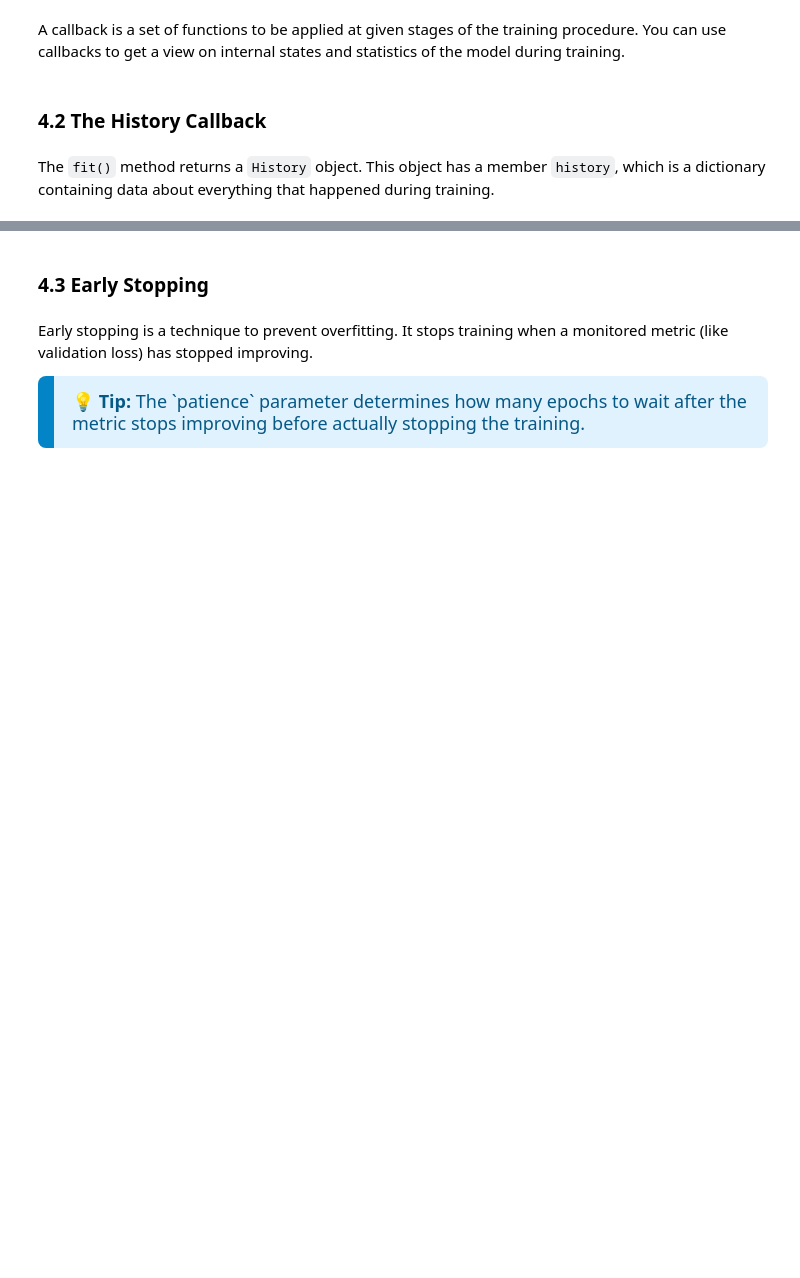
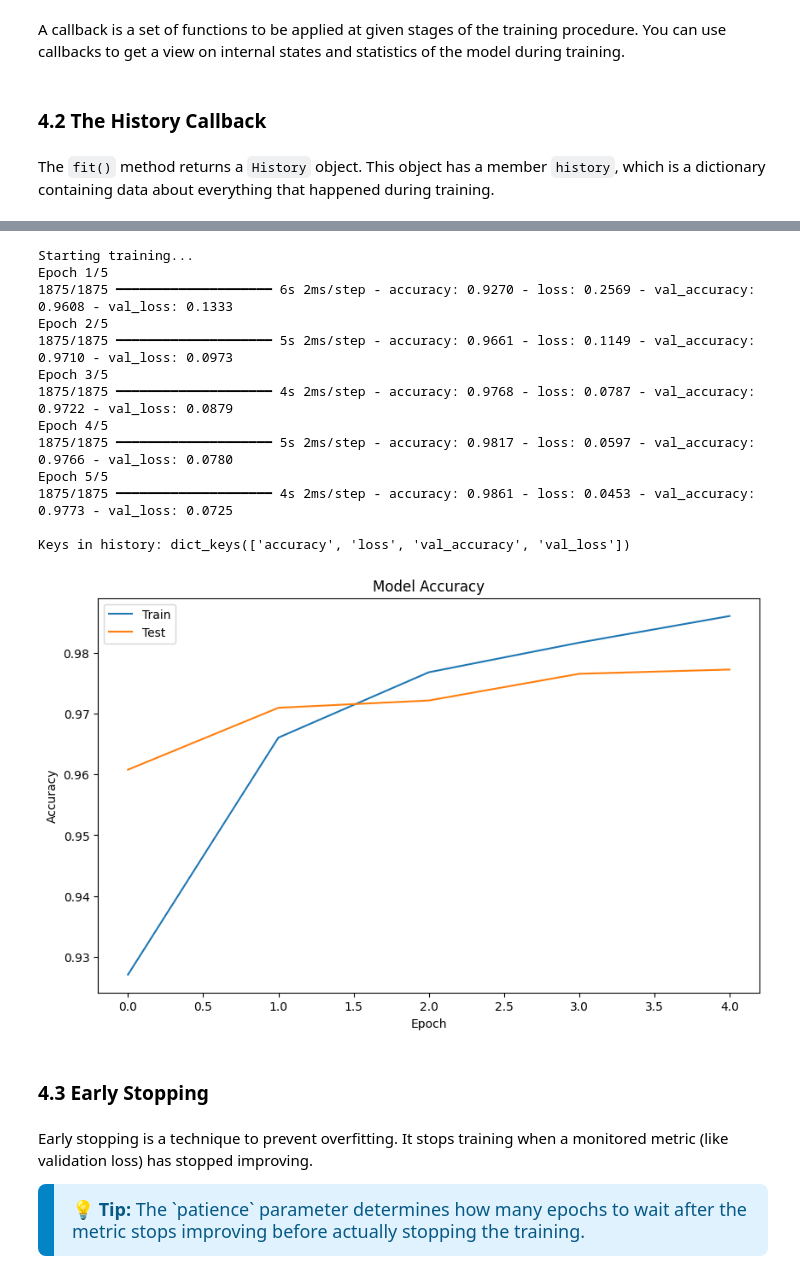
Before and after one commit to mohd-faizy/applied-deep-learning-keras, a Jupyter notebook: 02_Classification_keras.ipynb, the cells around one changed output, grey strips where cells are left out. Saved outputs shown, nothing was run; the diff lists cells and outputs as text; code cells hidden in the pictures; blank space fills up the shorter version.

```diff
--- a/02_Classification_keras.ipynb
+++ b/02_Classification_keras.ipynb
@@ -871,0 +851,53 @@ plt.show()
+# %%
+import tensorflow as tf
+import matplotlib.pyplot as plt
+
+# 1. PREPARE DATA
+# Loading a sample dataset (MNIST)
+(X_train, y_train), (X_test, y_test) = tf.keras.datasets.mnist.load_data()
+
+# Normalize pixel values to be between 0 and 1
+X_train, X_test = X_train / 255.0, X_test / 255.0
+
+# 2. BUILD MODEL
+# A simple neural network
+model = tf.keras.models.Sequential([
+    tf.keras.layers.Flatten(input_shape=(28, 28)),
+    tf.keras.layers.Dense(128, activation='relu'),
+    tf.keras.layers.Dense(10, activation='softmax')
+])
+
+# Compile the model
+model.compile(optimizer='adam',
+              loss='sparse_categorical_crossentropy',
+              metrics=['accuracy'])
+
+# 3. TRAIN AND SAVE HISTORY
+# We assign the result of model.fit to a variable named 'history'.
+# We MUST provide validation_data to get 'val_loss' and 'val_accuracy'.
+print("Starting training...")
+history = model.fit(X_train, y_train,
+                    epochs=5,
+                    validation_data=(X_test, y_test))
+
+# 4. INSPECT THE DICTIONARY
+# This prints the keys available, matching your second slide
+print("\nKeys in history:", history.history.keys())
+
+# 5. PLOT THE RESULTS (Matching your third slide)
+plt.figure(figsize=(10, 6))
+
+# Plot training accuracy
+plt.plot(history.history['accuracy'])
+# Plot validation accuracy
+plt.plot(history.history['val_accuracy'])
+
+# Make it pretty
+plt.title('Model Accuracy')
+plt.ylabel('Accuracy')
+plt.xlabel('Epoch')
+plt.legend(['Train', 'Test'], loc='upper left')
+
+# Show the plot
+plt.show()
+# %% [output]
@@ -872,3 +906,17 @@ plt.show()
+Starting training...
+Epoch 1/5
+1875/1875 ━━━━━━━━━━━━━━━━━━━━ 6s 2ms/step - accuracy: 0.9270 - loss: 0.2569 - val_accuracy: 0.9608 - val_loss: 0.1333
+Epoch 2/5
+1875/1875 ━━━━━━━━━━━━━━━━━━━━ 5s 2ms/step - accuracy: 0.9661 - loss: 0.1149 - val_accuracy: 0.9710 - val_loss: 0.0973
+Epoch 3/5
+1875/1875 ━━━━━━━━━━━━━━━━━━━━ 4s 2ms/step - accuracy: 0.9768 - loss: 0.0787 - val_accuracy: 0.9722 - val_loss: 0.0879
+Epoch 4/5
+1875/1875 ━━━━━━━━━━━━━━━━━━━━ 5s 2ms/step - accuracy: 0.9817 - loss: 0.0597 - val_accuracy: 0.9766 - val_loss: 0.0780
+Epoch 5/5
+1875/1875 ━━━━━━━━━━━━━━━━━━━━ 4s 2ms/step - accuracy: 0.9861 - loss: 0.0453 - val_accuracy: 0.9773 - val_loss: 0.0725
+
+Keys in history: dict_keys(['accuracy', 'loss', 'val_accuracy', 'val_loss'])
+[figure, added]
 # %% [markdown]
 ### 4.3 Early Stopping
 # %% [markdown]
```
Also changed, not shown: parts of 15 cells of this notebook, 1 other file.
